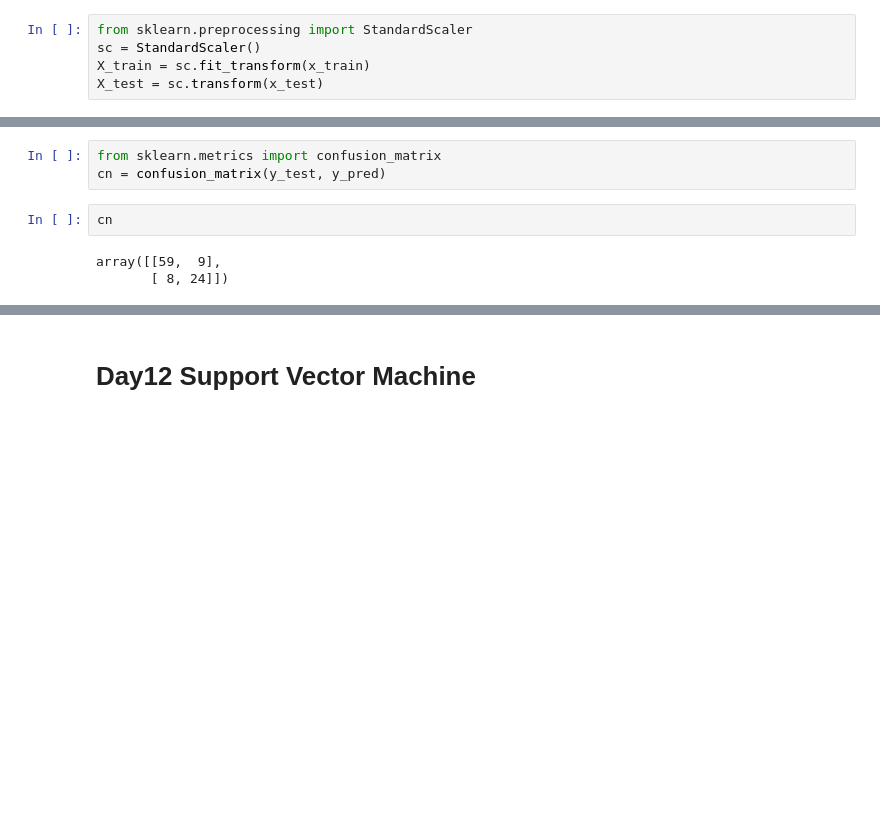
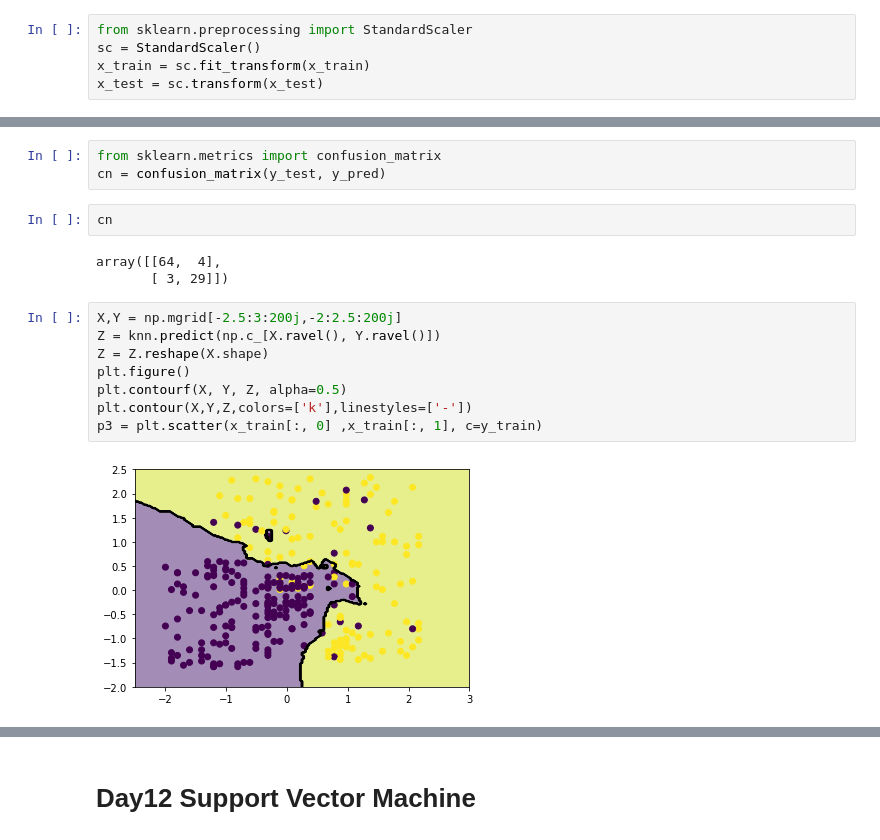
Before and after one commit to barrricade/pandas-learn, a Jupyter notebook: demo/100-Days-Of-ML.ipynb, the cells around one changed output, grey strips where cells are left out. Cells and saved outputs as stored; diff of their text form; blank space fills up the shorter version.

```diff
--- a/demo/100-Days-Of-ML.ipynb
+++ b/demo/100-Days-Of-ML.ipynb
@@ -514,8 +514,8 @@ x_train, x_test, y_train, y_test = train_test_split(X, Y, test_size=0.25, random
 # %%
 from sklearn.preprocessing import StandardScaler
 sc = StandardScaler()
-X_train = sc.fit_transform(x_train)
-X_test = sc.transform(x_test)
+x_train = sc.fit_transform(x_train)
+x_test = sc.transform(x_test)
 # %% [markdown]
 ### Fitting K-NN to the Training set
 # %%
@@ -538,5 +538,15 @@ cn = confusion_matrix(y_test, y_pred)
 # %%
 cn
 # %% [output]
-array([[59,  9],
-       [ 8, 24]])
+array([[64,  4],
+       [ 3, 29]])
+# %%
+X,Y = np.mgrid[-2.5:3:200j,-2:2.5:200j]
+Z = knn.predict(np.c_[X.ravel(), Y.ravel()])
+Z = Z.reshape(X.shape)
+plt.figure()
+plt.contourf(X, Y, Z, alpha=0.5)
+plt.contour(X,Y,Z,colors=['k'],linestyles=['-'])
+p3 = plt.scatter(x_train[:, 0] ,x_train[:, 1], c=y_train)
+# %% [output]
+[figure, added]
```
Also changed, not shown: parts of 4 cells of this notebook.
